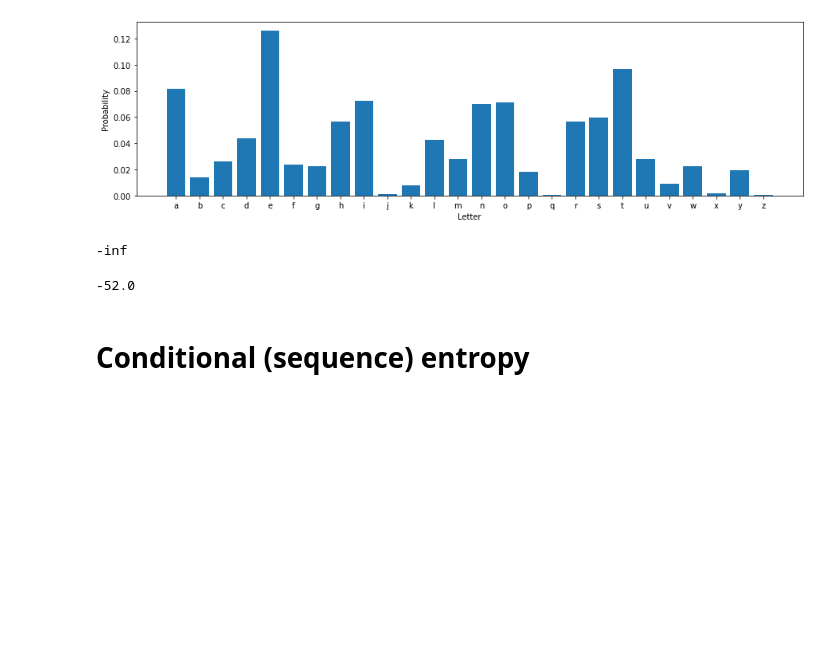
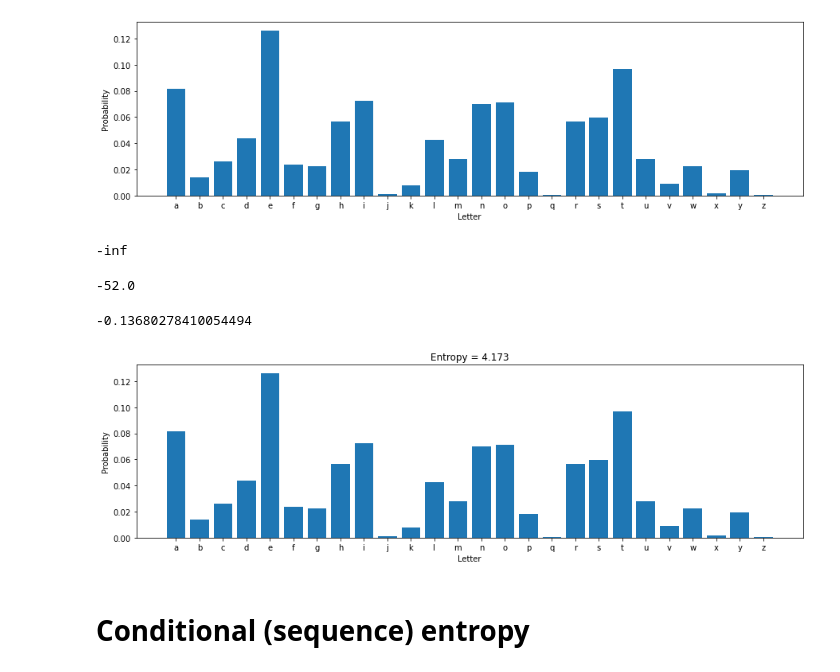
Before and after one commit to danieljwilson/Udemy-MasterPython, a Jupyter notebook: 03_entropyEnglish/MasPy_EntropyEnglish_helper.ipynb, the cells around one changed output. Saved outputs shown, nothing was run; the diff lists cells and outputs as text; code cells hidden in the pictures; blank space fills up the shorter version.

```diff
--- a/03_entropyEnglish/MasPy_EntropyEnglish_helper.ipynb
+++ b/03_entropyEnglish/MasPy_EntropyEnglish_helper.ipynb
@@ -188,15 +188,23 @@ np.log2(0)
 np.log2(0 + np.finfo(float).eps)
 # %% [output]
 -52.0
+# %%
+x=.9
+x * np.log2(x)
+# %% [output]
+-0.13680278410054494
 # %%
 # compute overall entropy and re-plot
 
 entropy = -np.sum(letterprob * np.log2(letterprob + np.finfo(float).eps))
 
 # add this: np.finfo(float).eps just so we are not taking a log of zero...
 
 # re-draw the plot and add a title with the entropy
-ax.set_title('Entropy')
+ax.set_title('Entropy = %.3f'%entropy)
+fig
+# %% [output]
+[figure, added]
 # %%
 # check your answer against the link below
 # https://cs.stanford.edu/people/eroberts/courses/soco/projects/1999-00/information-theory/entropy_of_english_9.html
```
Also changed, not shown: parts of 4 cells of this notebook.
